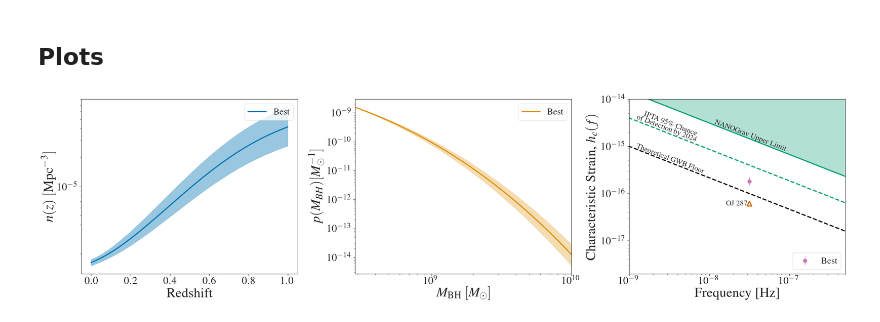
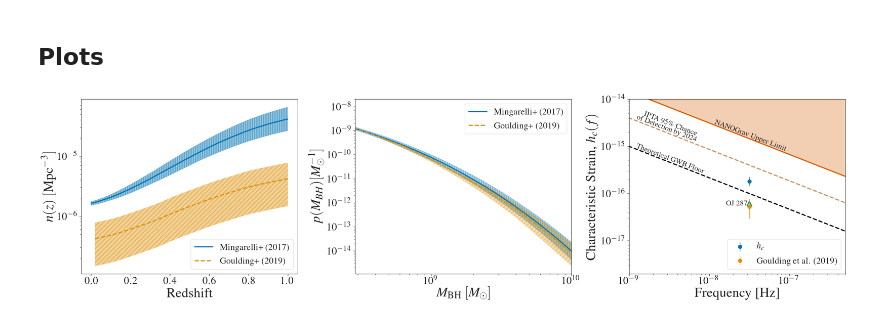
Before and after one commit to jacaseyclyde/J1010_1413_gws, a Jupyter notebook: gwb_calculation.ipynb, the cells around one changed output. Saved outputs shown, nothing was run; the diff lists cells and outputs as text; code cells hidden in the pictures.

Commit message:
Added artificial changes to local density and mass limits. Recalculated strain due to AGN binaries using Goulding+ 2019 estimates.

```diff
--- a/gwb_calculation.ipynb
+++ b/gwb_calculation.ipynb
@@ -109,7 +109,7 @@ plt.rcParams.update(figparams)
 cs = plt.rcParams['axes.prop_cycle'].by_key()['color']
 # %%
 ## function parameters
-n_samples = int(1e4)  # set a consistent number of samples for params
+n_samples = int(1e3)  # set a consistent number of samples for params
 # density function
 logphi_norm = unc.normal(-4.825, std=0.060, n_samples=n_samples).distribution
 logL_break0 = unc.normal(13.036, std=0.043, n_samples=n_samples).distribution
@@ -121,6 +121,7 @@ kgamma1 = unc.normal(-0.623, std=0.132, n_samples=n_samples).distribution
 gamma20 = unc.normal(2.174, std=0.055, n_samples=n_samples).distribution
 kgamma21 = unc.normal(1.460, std=0.096, n_samples=n_samples).distribution
 kgamma22 = unc.normal(-0.793, std=0.057, n_samples=n_samples).distribution
+l_agn = np.log10((1. * (10. ** (46.)) * u.erg / u.s).to(u.Lsun).value)  # L_bol
 
 # mass function
 a = unc.normal(8.30, std=0.07, n_samples=n_samples).distribution
@@ -142,8 +143,8 @@ distance = 225. * u.Mpc
 z_225 = z_at_value(WMAP9.angular_diameter_distance, distance, zmax=1.)
 
 ## integration parameters
-zmin = 0.
-zmax = 1.
+z_min = 0.
+z_max = 1.
 
 q = .78  # assuming equal mass mergers for now. note that if we integrate over
         # q we will have to replace the chirp mass integrals
@@ -164,6 +165,7 @@ freq = (np.logspace(-2, 2) / u.yr).to(u.Hz)
 fidhz = (1./u.yr).to(u.Hz)
 ptalimit = 1.45e-15 * (freq / f) ** (-2./3.)
 iptafuturelimit = 4.e-16 * (freq / f) ** (-2./3.)
+merger_frac = 0.25  # needed for Goulding+ (2019) number density
 # %%
 ## Define functions
 def nz(logL, z, z_ref=2., scale=np.ones(n_samples)):
@@ -364,12 +371,10 @@ $\displaystyle h_{c, 1} = (2.7 \pm 0.1) \times 10^{-16.0}$
 Next we let $n = n(z)$, such that the density varies with redhsift (and keeping it constant with mass).
 # %%
 # next we set our normalization scale, assuming this is independent of z, such that we have the same density at z=0 as expected
-scale = nz1 / nz(np.log10((1. * (10. ** (46.)) * u.erg / u.s)
-                          .to(u.Lsun).value), 0)
+scale = nz1 / nz(l_agn, 0)
 
 # now we can find n(z=0)
-nz2 = nz(np.log10((1. * (10. ** (46.)) * u.erg / u.s).to(u.Lsun).value),
-         0, scale=scale)
+nz2 = nz(l_agn, 0, scale=scale)
 nz2_q = np.quantile(nz2, q=[.16, .5, .84])
 order = 10. ** np.floor(np.log10(nz2_q[1]))
 display(Math(r'\hat{{N}}_{{2}} = ({0:.1f}_{{-{1:.1f}}}^{{+{2:.1f}}})'
@@ -425,10 +428,8 @@ coeffs = 4. * const.G ** (5. / 3.) / (3. * np.pi ** (1. / 3.) * const.c ** 2)
 
 # we use a z term that is not scaled by the masses, since we have a
 # variable mass term
-z_int = lambda z: nz(np.log10((1. * (10. ** (46.)) * u.erg / u.s)
-                              .to(u.Lsun).value), z,
-                     scale=scale) / ((1 + z) ** (1. / 3.))
-z_term = (quad_vec(z_int, zmin, zmax)[0]
+z_int = lambda z: nz(l_agn, z, scale=scale) / ((1 + z) ** (1. / 3.))
+z_term = (quad_vec(z_int, z_min, z_max)[0]
           * (1. / u.Mpc ** 3) * (1. / u.Msun))
 
 m_int = lambda M: (M ** (5./3.)) * BHMF(M, 0.3)
@@ -460,70 +538,82 @@ ax[1].tick_params(labelsize = ticksize)
 ax[2].tick_params(labelsize = ticksize)
 
 ## for n(z) plot
-zrange = np.linspace(zmin, zmax)
-ndz = [nz(np.log10((1. * (10. ** (46.)) * u.erg / u.s).to(u.Lsun).value),
-         zi, scale=scale) for zi in zrange]
+zrange = np.linspace(z_min, z_max)
 
+ndz = [nz(l_agn, zi, scale=scale) for zi in zrange]
 ndz_q = np.quantile(ndz, q=[.16, .5, .84], axis=1)
+
+# scale_goulding = nz1 / nz(l_agn, 0)
+# ndz_goulding = [nz(l_agn, zi, scale=scale_goulding) for zi in zrange]
+# ndz_goulding_q = np.quantile(ndz, q=[.16, .5, .84], axis=1)
 
 mrange = np.logspace(np.log10(m_min.value), np.log10(m_max.value))
 mf = [BHMF(mi, 0.3) * norm for mi in mrange]
 mf_q = np.quantile(mf, q=[.16, .5, .84], axis=1)
 
-floor = 1.e-16*(freq/fidhz)**(-2./3.)
+floor = 1.e-16 * (freq / fidhz) ** (-2. / 3.)
 
 ### Number density v redshift
-ax[0].fill_between(zrange, ndz_q[0], ndz_q[2], color=cs[0], alpha=0.4)
-ax[0].plot(zrange, ndz_q[1], color=cs[0], label='Best', linewidth=3)
-ax[0].legend(fontsize=legendfsize)
+ax[0].fill_between(zrange, ndz_q[0], ndz_q[2], color=cs[0], alpha=0.4, hatch='||')
+ax[0].plot(zrange, ndz_q[1], color=cs[0], label='Mingarelli+ (2017)', linewidth=3)
+ax[0].fill_between(zqso[zqso <= 1.], nz3[zqso <= 1.], nz1[zqso <= 1.], color=cs[1], alpha=0.4, hatch='//')
+ax[0].plot(zqso[zqso <= 1.], nz2[zqso <= 1.], color=cs[1], label='Goulding+ (2019)', linewidth=3, linestyle='--')
+ax[0].legend(loc='lower right', fontsize=legendfsize)
 ax[0].set_yscale('log')
 ax[0].set_xlabel(r'Redshift',fontsize=fsize)
 ax[0].set_ylabel(r'$n(z)\ [\rm{Mpc}^{{-3}}]$',fontsize=fsize)
 
 ##### pdf for mass
 logMwidth = np.log10(DeltaM.value)
-ax[1].plot(mrange, mf_q[1], color=cs[1], label='Best', linewidth=3)
-ax[1].fill_between(mrange, mf_q[0], mf_q[2], color=cs[1], alpha=0.3)
+ax[1].plot(mrange, mf_q[1], color=cs[0], label='Mingarelli+ (2017)', linewidth=3)
+ax[1].fill_between(mrange, mf_q[0], mf_q[2], color=cs[0], alpha=0.3, hatch='||')
+ax[1].plot(mass, dNdMbh * norm, color=cs[1], label='Goulding+ (2019)', linewidth=3, linestyle='--')
+ax[1].fill_between(mass, dNdMbh_l * norm_l, dNdMbh_h * norm_h, color=cs[1], alpha=0.3, hatch='//')
 ax[1].set_xlabel(r'$M_{\rm{BH}}\ [M_{\odot}]$',fontsize=fsize)
 ax[1].set_ylabel(r'$p(M_{{BH}}) [M_{\odot}^{{-1}}]$',fontsize=fsize);
 ax[1].set_xscale('log')
 ax[1].set_yscale('log')
 ax[1].set_xlim([m_min.value, m_max.value])
 handles, labels = ax[1].get_legend_handles_labels()
 ax[1].legend(fontsize=legendfsize)
 
 ##### LIMITS
-ax[2].loglog(freq, ptalimit, color=cs[2],linewidth=3)
-ax[2].fill_between(freq, ptalimit, 1.e-12*np.ones(len(freq)),alpha=0.3, color=cs[2])
+ax[2].errorbar(fidhz.value, hc3_q[1],
+               yerr=[[hc3_q[1] - hc3_q[0]], [(hc3_q[2] - hc3_q[1])]], fmt='o',
+               markersize=10, color=cs[0], label=r'$h_{c}$')
+ax[2].errorbar(fidhz.value, hc_goulding,
+               yerr=[[hc_goulding - hc_goulding_l],
+                     [(hc_goulding_h - hc_goulding)]], fmt='o',
+               markersize=10, color=cs[1], label=r'Goulding et al. (2019)')
+
+ax[2].scatter(fidhz.value, 6.1e-17, color=cs[2], marker='^', s=150,
+              facecolor='none', linewidth=3)
+ax[2].annotate("OJ 287", xy=(fidhz.value, 6.1e-17), xytext=(-5, 0),
+               textcoords="offset points", fontsize=fsize2, ha='right', va='center')
+
+ax[2].loglog(freq, ptalimit, color=cs[3],linewidth=3)
+ax[2].fill_between(freq, ptalimit, 1.e-12*np.ones(len(freq)),alpha=0.3, color=cs[3])
 ax[2].annotate("NANOGrav Upper Limit", xy=(freq.value[19], ptalimit.value[19]), xytext=(3, 3),
                textcoords="offset points", rotation_mode='anchor',
                rotation=-21, fontsize=fsize2)
 
 ax[2].loglog(freq, floor, color='black', linestyle='dashed',  linewidth=3)
 ax[2].annotate("Theoretical GWB Floor", xy=(freq.value[7], floor.value[7]),
                xytext=(3, 3), textcoords="offset points",
                 rotation_mode='anchor', rotation=-21, fontsize=fsize2)
 
-ax[2].loglog(freq, iptafuturelimit, c=cs[2],linewidth=3, linestyle='dashed')
+ax[2].loglog(freq, iptafuturelimit, c=cs[5],linewidth=3, linestyle='dashed')
 ax[2].annotate(r'IPTA 95\% Chance\\ of Detection by 2024',
                xy=(freq.value[7], iptafuturelimit.value[7]), xytext=(3, 3),
                textcoords="offset points", rotation_mode='anchor', rotation=-21,
                fontsize=fsize2)
 
-ax[2].scatter(fidhz.value, 6.1e-17, color=cs[3], marker='^', s=150,
-              facecolor='none', linewidth=3)
-ax[2].annotate("OJ 287", xy=(fidhz.value, 6.1e-17), xytext=(-5, 0),
-               textcoords="offset points", fontsize=fsize2, ha='right', va='center')
-# ax[2].text(fidhz.value-1.75e-8, 6.01e-17, 'OJ 287', fontsize=fsize2)
-ax[2].errorbar(fidhz.value, hc3_q[1],
-               yerr=[[hc3_q[1] - hc3_q[0]], [(hc3_q[2] - hc3_q[1])]], fmt='o',
-               markersize=10, color=cs[4], label='Best')
-ax[2].legend(loc='lower right',fontsize=legendfsize)
-ax[2].set_xlabel(r'Frequency [Hz]',fontsize=fsize)
+ax[2].legend(loc='lower right', fontsize=legendfsize)
+ax[2].set_xlabel(r'Frequency [Hz]', fontsize=fsize)
 ax[2].set_ylabel(r'Characteristic Strain, $h_c(f)$',fontsize=fsize)
 ax[2].set_xlim([1.e-9, 5.e-7])
 ax[2].set_ylim([2.e-18, 1.e-14])
 plt.tight_layout()
-plt.savefig('stochasticgwb_limits_3panel.png', dpi=500)
+plt.savefig('stochasticgwb_limits_3panel.png')
 # %% [output]
-[figure, old version]
+[figure, new version]
```
Also changed, not shown: parts of 22 cells of this notebook.
